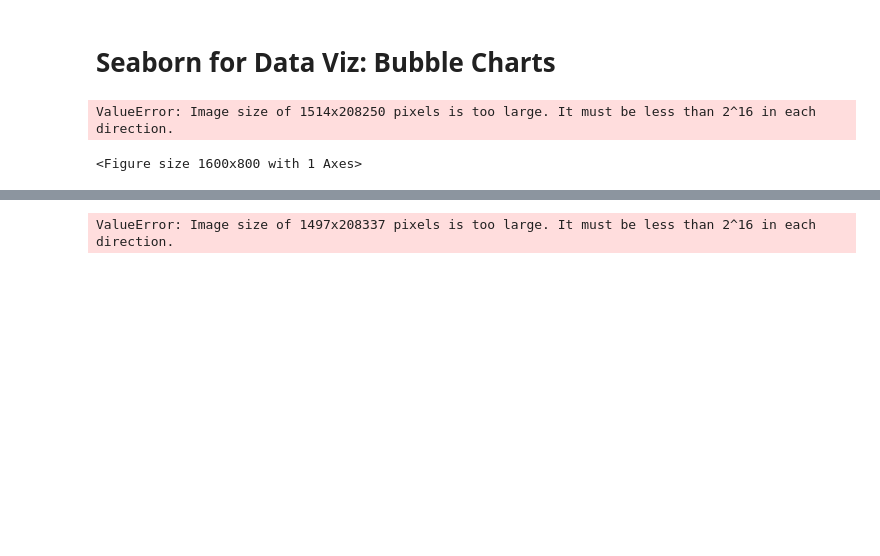
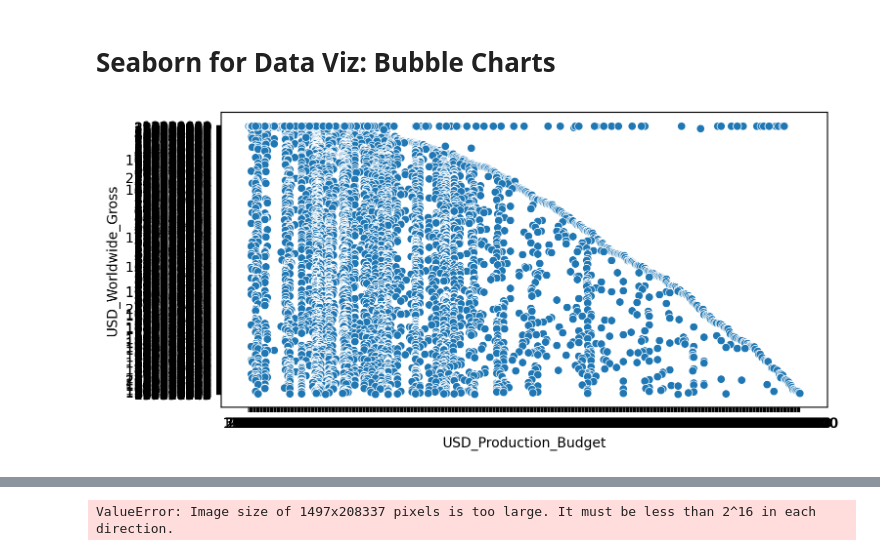
Before and after one commit to hattiepwvi/Matplotlib-Seaborn-Scikit, a Jupyter notebook: Seaborn_and_Linear_Regression_(start).ipynb, the cells around one changed output, grey strips where cells are left out. Cells and saved outputs as stored; diff of their text form; code cells hidden in the pictures; blank space fills up the shorter version.

```diff
--- a/Seaborn_and_Linear_Regression_(start).ipynb
+++ b/Seaborn_and_Linear_Regression_(start).ipynb
@@ -212,21 +213,12 @@ money_losing.shape[0]/data_clean.shape[0]
 # %%
 plt.figure(figsize=(8,4), dpi=200)
 
-# set styling on a single chart
-with sns.axes_style('darkgrid'):
-  ax = sns.scatterplot(data=data_clean,
-                       x='USD_Production_Budget',
-                       y='USD_Worldwide_Gross',
-                       hue='USD_Worldwide_Gross',
-                       size='USD_Worldwide_Gross')
-
-  ax.set(ylim=(0, 3000000000),
-        xlim=(0, 450000000),
-        ylabel='Revenue in $ billions',
-        xlabel='Budget in $100 millions')
+sns.scatterplot(data=data_clean,
+                x='USD_Production_Budget',
+                y='USD_Worldwide_Gross')
+plt.show()
 # %% [output]
-ValueError: Image size of 1514x208250 pixels is too large. It must be less than 2^16 in each direction.
-<Figure size 1600x800 with 1 Axes>
+[figure, added]
 # %% [markdown]
 ### Plotting Movie Releases over Time
 
```
Also changed, not shown: parts of 11 cells of this notebook.
